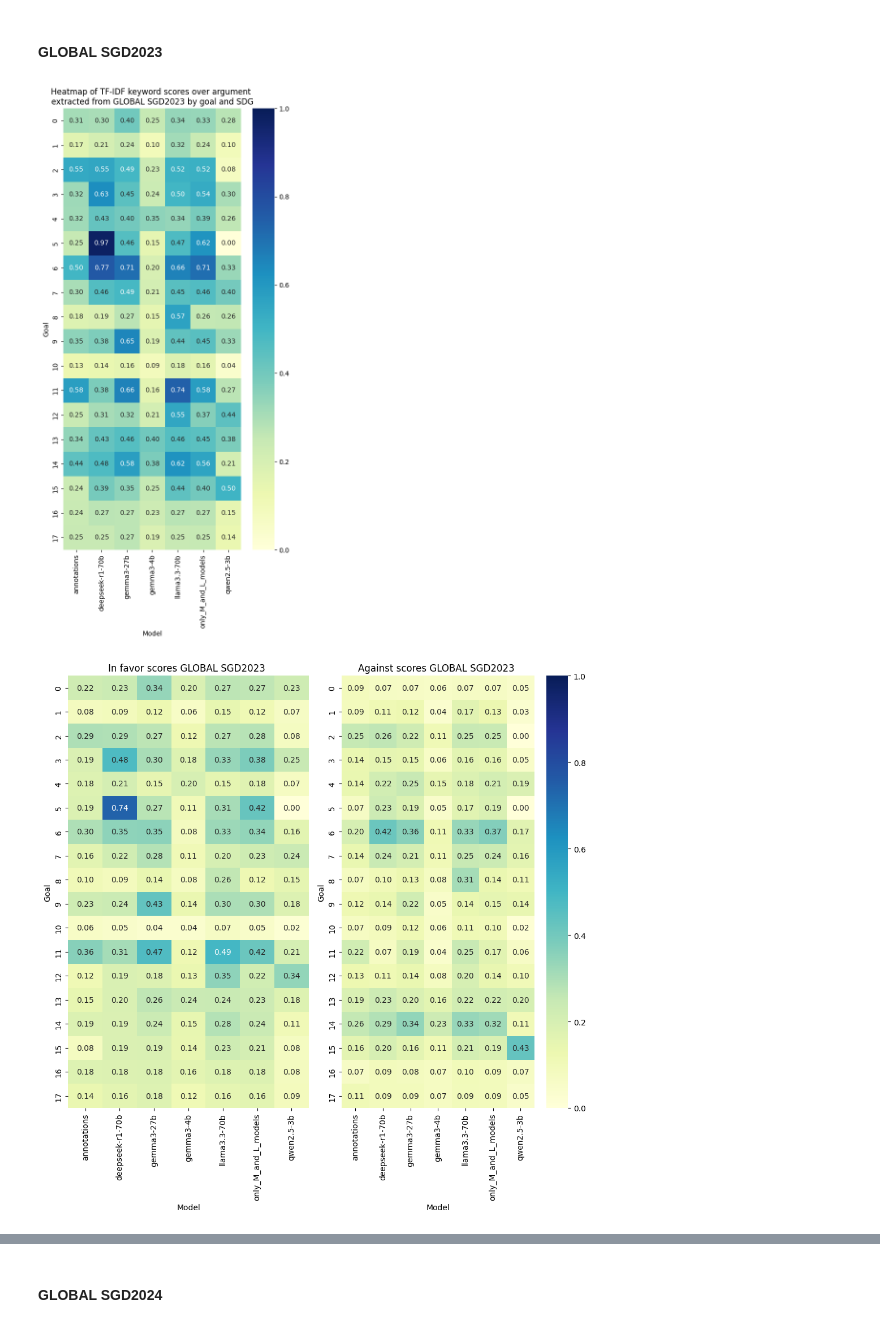
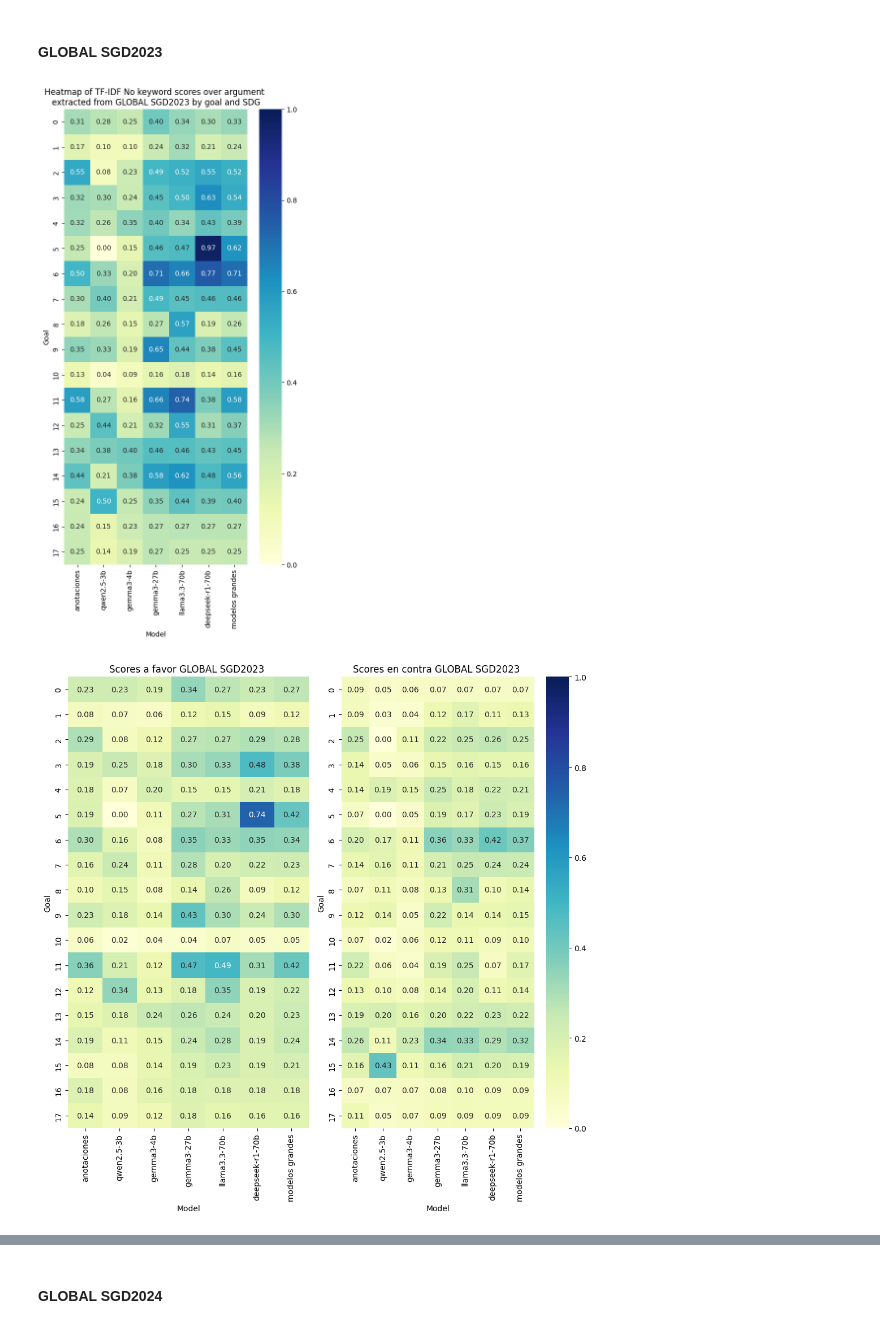
Before and after one commit to camipalo/TFM, a Jupyter notebook: 4_Analyse/4.1_Visualize_ArgExtractionGoals.ipynb, the cells around one changed output, grey strips where cells are left out. Drawn from its saved outputs; the diff is of its cells as text; code cells hidden in the pictures.

Commit message:
final tfidf graphs

```diff
--- a/4_Analyse/4.1_Visualize_ArgExtractionGoals.ipynb
+++ b/4_Analyse/4.1_Visualize_ArgExtractionGoals.ipynb
@@ -15,7 +15,7 @@ path_gt_args = "..\\Data\\Annotations"
 
 gt     = "annotations"
 models = ["qwen2.5-3b","gemma3-4b","gemma3-27b","llama3.3-70b","deepseek-r1-70b",
-          "only_M_and_L_models", 'annotations']
+          "modelos grandes", 'anotaciones']
 # %% [markdown]
 ## TF-IDF de argumentos para mapas de calor
 
@@ -341,10 +341,10 @@ def calculate_tfidf_scores(path_args_extracted, path_gt_args, prefix):
     gold_fp = file_for_model(path_gt_args, prefix, "annotations")
     if not os.path.exists(gold_fp):
         raise FileNotFoundError(f"Gold annotations file not found: {gold_fp}")
-    args_by_model["annotations"] = load_by_goal_json_txt(gold_fp)
+    args_by_model["anotaciones"] = load_by_goal_json_txt(gold_fp)
 
     #### 2) Build combined buckets
-    args_by_model["only_M_and_L_models"] = union_by_goal(
+    args_by_model["modelos grandes"] = union_by_goal(
         [args_by_model[m] for m in ["gemma3-27b","llama3.3-70b","deepseek-r1-70b"]]
     )
 
@@ -420,6 +420,10 @@ def calculate_tfidf_scores(path_args_extracted, path_gt_args, prefix):
 ##### 6) Heatmaps
 def plot_heatmap(df, value_col="mean_total", title="", ax=None, vmin=0.0, vmax=1.0, cbar=True):
     # pivot to Goal x Model
+    order = ['anotaciones', 'qwen2.5-3b', 'gemma3-4b', 'gemma3-27b', 'llama3.3-70b', 'deepseek-r1-70b', 'modelos grandes']
+    df['model'] = pd.Categorical(df['model'], categories=order, ordered=True)
+    df = df.sort_values('model').reset_index(drop=True)
+
     pvt = df.pivot(index="goal", columns="model", values=value_col).fillna(0.0)
     if ax is None:
         fig, ax = plt.subplots(figsize=(6, 12))
@@ -439,35 +443,35 @@ def plot_heatmap(df, value_col="mean_total", title="", ax=None, vmin=0.0, vmax=1
 # %%
 path_args_extracted = "..\\Data\\Processed Arguments No Keywords\\Args"
 prefix   = "GLOBAL_SGD2023_"
 
 df_scores = calculate_tfidf_scores(path_args_extracted, path_gt_args, prefix)
 df_plot = df_scores[df_scores["model"].isin(models + ["annotations"])]
 
 # General
 pivot_all = plot_heatmap(
     df_plot,
     value_col="mean_total",
-    title=f"Heatmap of TF-IDF keyword scores over argument \nextracted from {prefix.replace('_', ' ')}by goal and SDG"
+    title=f"Heatmap of TF-IDF No keyword scores over argument \nextracted from {prefix.replace('_', ' ')}by goal and SDG"
 )
 plt.show()
 
 # In favor/against
 fig, axes = plt.subplots(ncols=2, figsize=(10, 10), sharey=False)
 plot_heatmap(
     df_plot, value_col="mean_favor",
-    title=f"In favor scores {prefix.replace('_',' ')}",
+    title=f"Scores a favor {prefix.replace('_',' ')}",
     ax=axes[0], vmin=0, vmax=1, cbar=False
 )
 plot_heatmap(
     df_plot, value_col="mean_against",
-    title=f"Against scores {prefix.replace('_',' ')}",
+    title=f"Scores en contra {prefix.replace('_',' ')}",
     ax=axes[1], vmin=0, vmax=1
 )
 fig.tight_layout()
 plt.show()
 # %% [output]
-[figure, old version]
+[figure, new version]
-[figure, old version]
+[figure, new version]
 # %%
 path_args_extracted = "..\\Data\\Processed Arguments Keywords\\Args"
 
```
Also changed, not shown: parts of 9 cells of this notebook.
